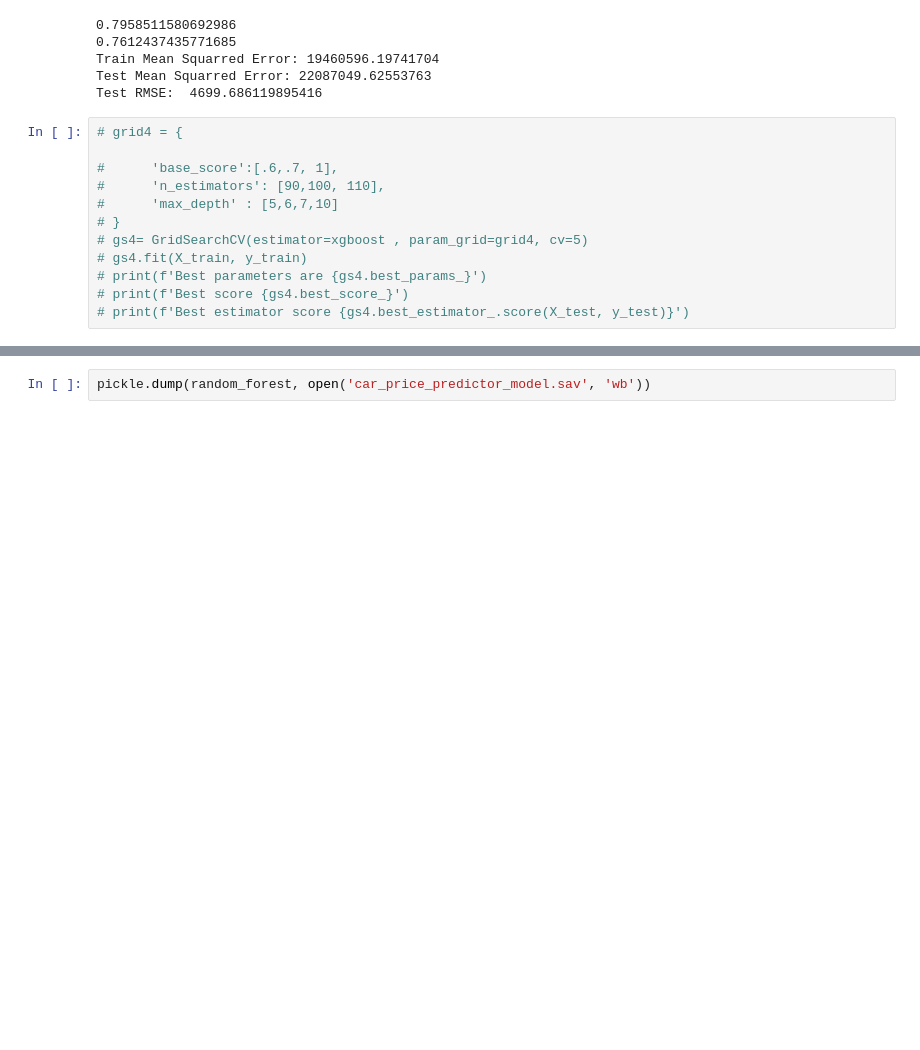
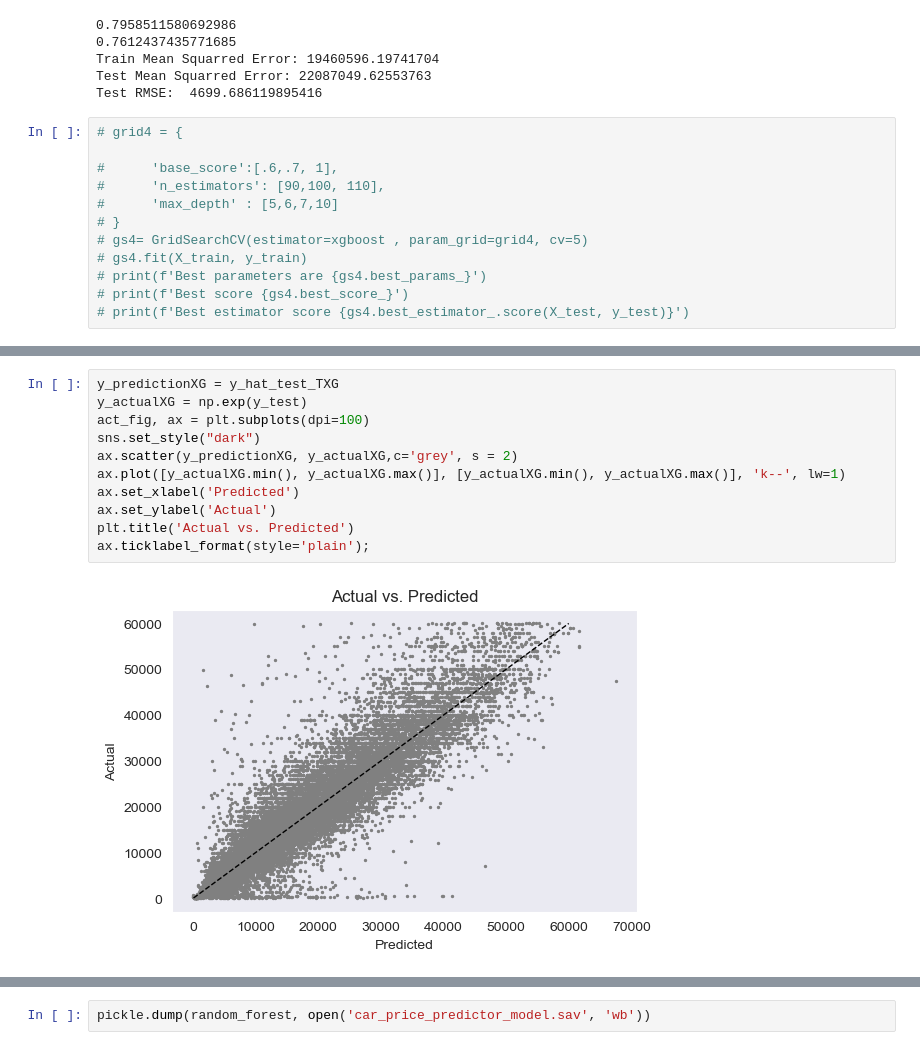
Before and after one commit to RogerPineda13/Car_Pricing_Calculator_App, a Jupyter notebook: Modeling_Notebook.ipynb, the cells around one changed output, grey strips where cells are left out. Saved outputs shown, nothing was run; the diff lists cells and outputs as text; blank space fills up the shorter version.

```diff
--- a/Modeling_Notebook.ipynb
+++ b/Modeling_Notebook.ipynb
@@ -406,6 +500,19 @@ print('Test RMSE: ', test_rmse_TXG)
 Train Mean Squarred Error: 17030886.79493091
 Test Mean Squarred Error: 20450395.73558834
 Test RMSE:  4522.211376703696
+# %%
+y_predictionXG = y_hat_test_TXG
+y_actualXG = np.exp(y_test)
+act_fig, ax = plt.subplots(dpi=100)
+sns.set_style("dark")
+ax.scatter(y_predictionXG, y_actualXG,c='grey', s = 2)
+ax.plot([y_actualXG.min(), y_actualXG.max()], [y_actualXG.min(), y_actualXG.max()], 'k--', lw=1)
+ax.set_xlabel('Predicted')
+ax.set_ylabel('Actual')
+plt.title('Actual vs. Predicted')
+ax.ticklabel_format(style='plain');
+# %% [output]
+[figure, added]
 # %%
 y_predictionXG = y_hat_test_TXG
 y_actualXG = np.exp(y_test)
```
Also changed, not shown: parts of 74 cells of this notebook.
